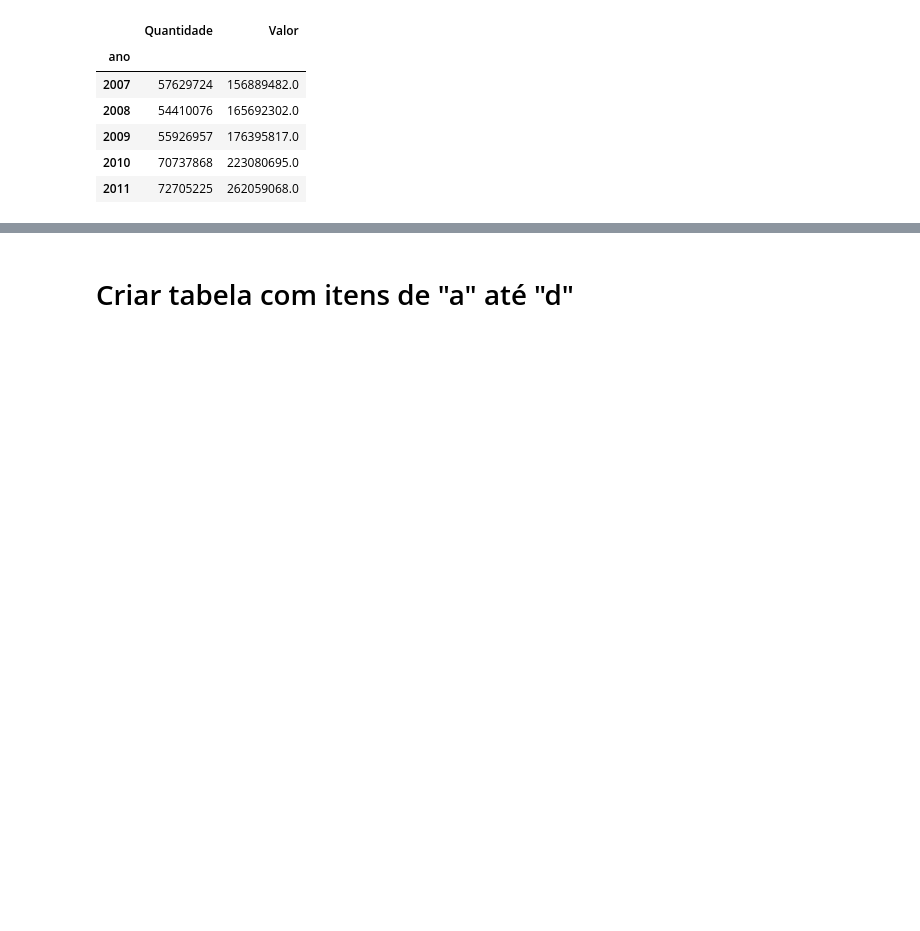
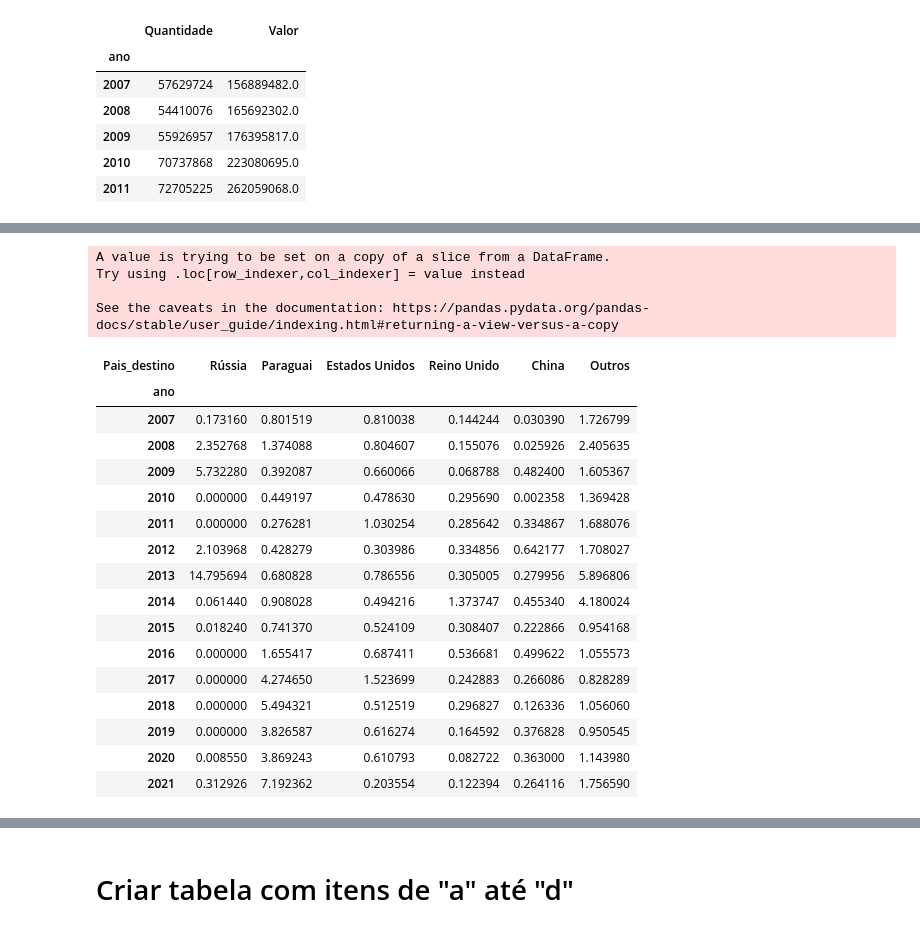
Before and after one commit to MCardosoDev/Tech_Challenge_Fase1, a Jupyter notebook: Tech_Challenge.ipynb, the cells around one changed output, grey strips where cells are left out. Saved outputs shown, nothing was run; the diff lists cells and outputs as text; code cells hidden in the pictures; blank space fills up the shorter version.

```diff
--- a/Tech_Challenge.ipynb
+++ b/Tech_Challenge.ipynb
@@ -382,0 +444,27 @@ total_imp_ano.head()
+# %%
+paises_separados = ['Rússia', 'Paraguai','Estados Unidos','Reino Unido', 'China']
+df_anos=df_temporal[['Rússia', 'Paraguai','Estados Unidos','Reino Unido', 'China']]
+df_anos['Outros'] = df_temporal.drop(paises_separados, axis=1).sum(axis=1)
+df_anos
+# %% [output]
+A value is trying to be set on a copy of a slice from a DataFrame.
+Try using .loc[row_indexer,col_indexer] = value instead
+
+See the caveats in the documentation: https://pandas.pydata.org/pandas-docs/stable/user_guide/indexing.html#returning-a-view-versus-a-copy
+| Pais_destino | Rússia | Paraguai | Estados Unidos | Reino Unido | China | Outros |
+| ano |  |  |  |  |  |  |
+| 2007 | 0.173160 | 0.801519 | 0.810038 | 0.144244 | 0.030390 | 1.726799 |
+| 2008 | 2.352768 | 1.374088 | 0.804607 | 0.155076 | 0.025926 | 2.405635 |
+| 2009 | 5.732280 | 0.392087 | 0.660066 | 0.068788 | 0.482400 | 1.605367 |
+| 2010 | 0.000000 | 0.449197 | 0.478630 | 0.295690 | 0.002358 | 1.369428 |
+| 2011 | 0.000000 | 0.276281 | 1.030254 | 0.285642 | 0.334867 | 1.688076 |
+| 2012 | 2.103968 | 0.428279 | 0.303986 | 0.334856 | 0.642177 | 1.708027 |
+| 2013 | 14.795694 | 0.680828 | 0.786556 | 0.305005 | 0.279956 | 5.896806 |
+| 2014 | 0.061440 | 0.908028 | 0.494216 | 1.373747 | 0.455340 | 4.180024 |
+| 2015 | 0.018240 | 0.741370 | 0.524109 | 0.308407 | 0.222866 | 0.954168 |
+| 2016 | 0.000000 | 1.655417 | 0.687411 | 0.536681 | 0.499622 | 1.055573 |
+| 2017 | 0.000000 | 4.274650 | 1.523699 | 0.242883 | 0.266086 | 0.828289 |
+| 2018 | 0.000000 | 5.494321 | 0.512519 | 0.296827 | 0.126336 | 1.056060 |
+| 2019 | 0.000000 | 3.826587 | 0.616274 | 0.164592 | 0.376828 | 0.950545 |
+| 2020 | 0.008550 | 3.869243 | 0.610793 | 0.082722 | 0.363000 | 1.143980 |
+| 2021 | 0.312926 | 7.192362 | 0.203554 | 0.122394 | 0.264116 | 1.756590 |
```
Also changed, not shown: parts of 35 cells of this notebook, 5 other files.
